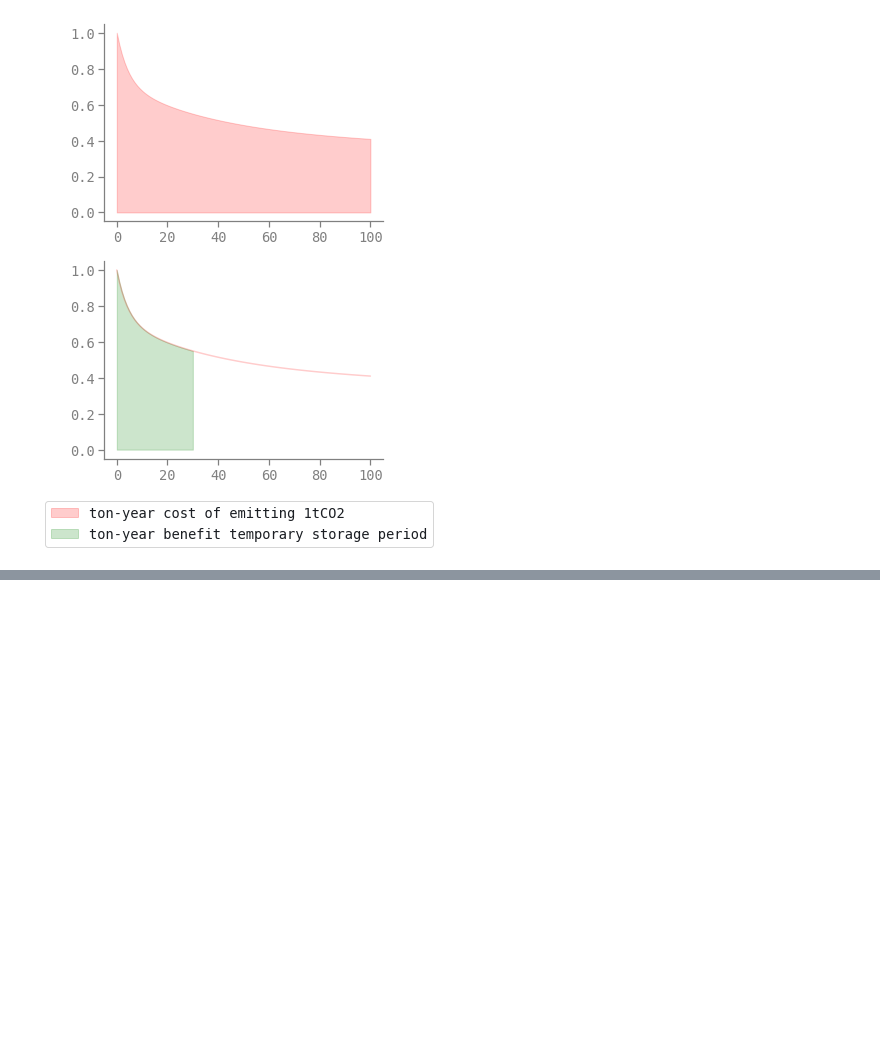
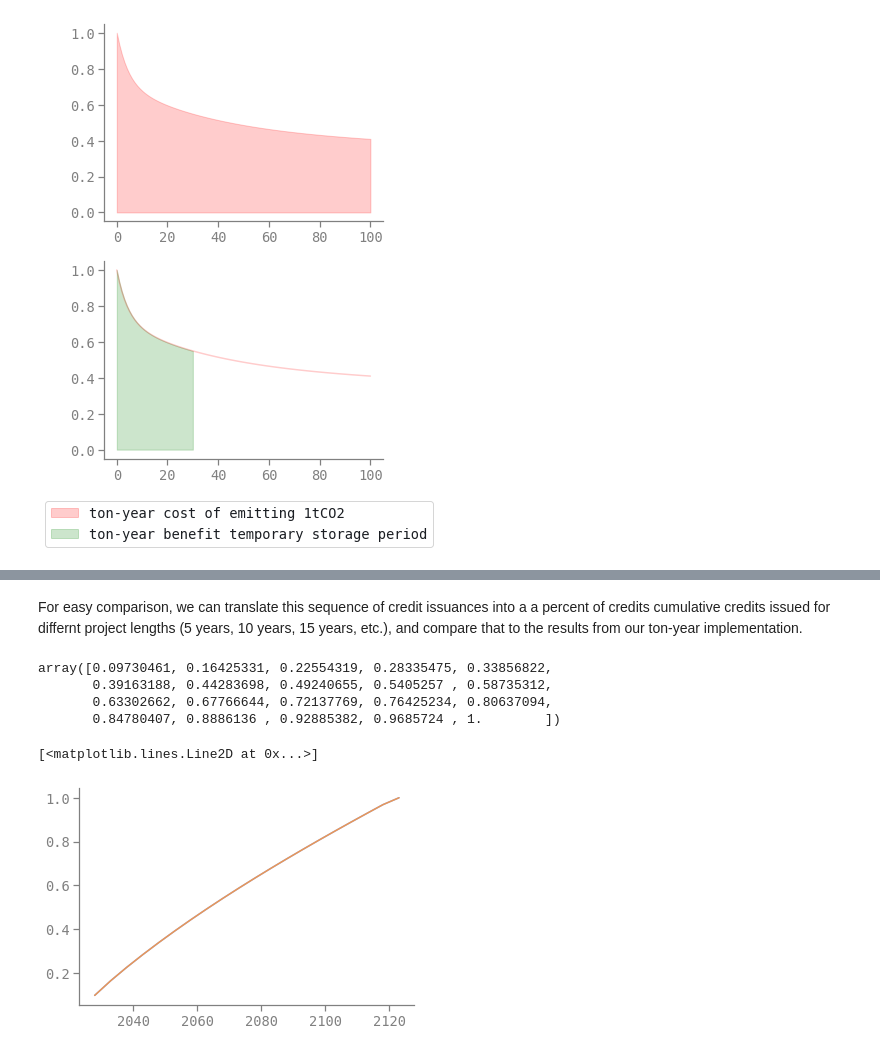
Before and after one commit to carbonplan/ton-year, a Jupyter notebook: notebooks/additional-methods.ipynb, the cells around one changed output, grey strips where cells are left out. Cells and saved outputs as stored; diff of their text form; code cells hidden in the pictures; blank space fills up the shorter version.

```diff
--- a/notebooks/additional-methods.ipynb
+++ b/notebooks/additional-methods.ipynb
@@ -252,0 +286,52 @@ plt.show()
+# %% [markdown]
+For easy comparison, we can translate this sequence of credit issuances into a a percent of credits cumulative credits issued for differnt project lengths (5 years, 10 years, 15 years, etc.), and compare that to the results from our ton-year implementation.
+# %%
+qc_issuance = [9.7304611919,
+6.6948702387,
+6.1289875310,
+5.7811556635,
+5.5213473781,
+5.3063662306,
+5.1205094767,
+4.9569575752,
+4.8119143417,
+4.6827419885,
+4.5673503464,
+4.4639820534,
+4.3711246886,
+4.2874652728,
+4.2118603309,
+4.1433128308,
+4.0809530262,
+4.0240220476,
+3.9718576852,
+3.1427601021]
+# %%
+qc_percent = np.cumsum(qc_issuance) / sum(qc_issuance)
+qc_percent
+# %% [output]
+array([0.09730461, 0.16425331, 0.22554319, 0.28335475, 0.33856822,
+       0.39163188, 0.44283698, 0.49240655, 0.5405257 , 0.58735312,
+       0.63302662, 0.67766644, 0.72137769, 0.76425234, 0.80637094,
+       0.84780407, 0.8886136 , 0.92885382, 0.9685724 , 1.        ])
+# %%
+years = np.arange(2028,2124,5)
+
+time_horizon = 100
+discount_rate = 0
+baseline = tonyear.get_baseline_curve("joos_2013")
+
+our_results = []
+
+for year in years:
+
+    delay = year - 2022
+    qc = tonyear.calculate_tonyears("qc", baseline, time_horizon, delay, discount_rate)
+    percent_credits = qc["benefit"] / qc["baseline_atm_cost"]
+    our_results.append(percent_credits)
+# %%
+plt.plot(years, qc_percent)
+plt.plot(years, our_results)
+# %% [output]
+[<matplotlib.lines.Line2D at 0x...>]
+[figure, added]
```
Also changed, not shown: parts of 7 cells of this notebook.
